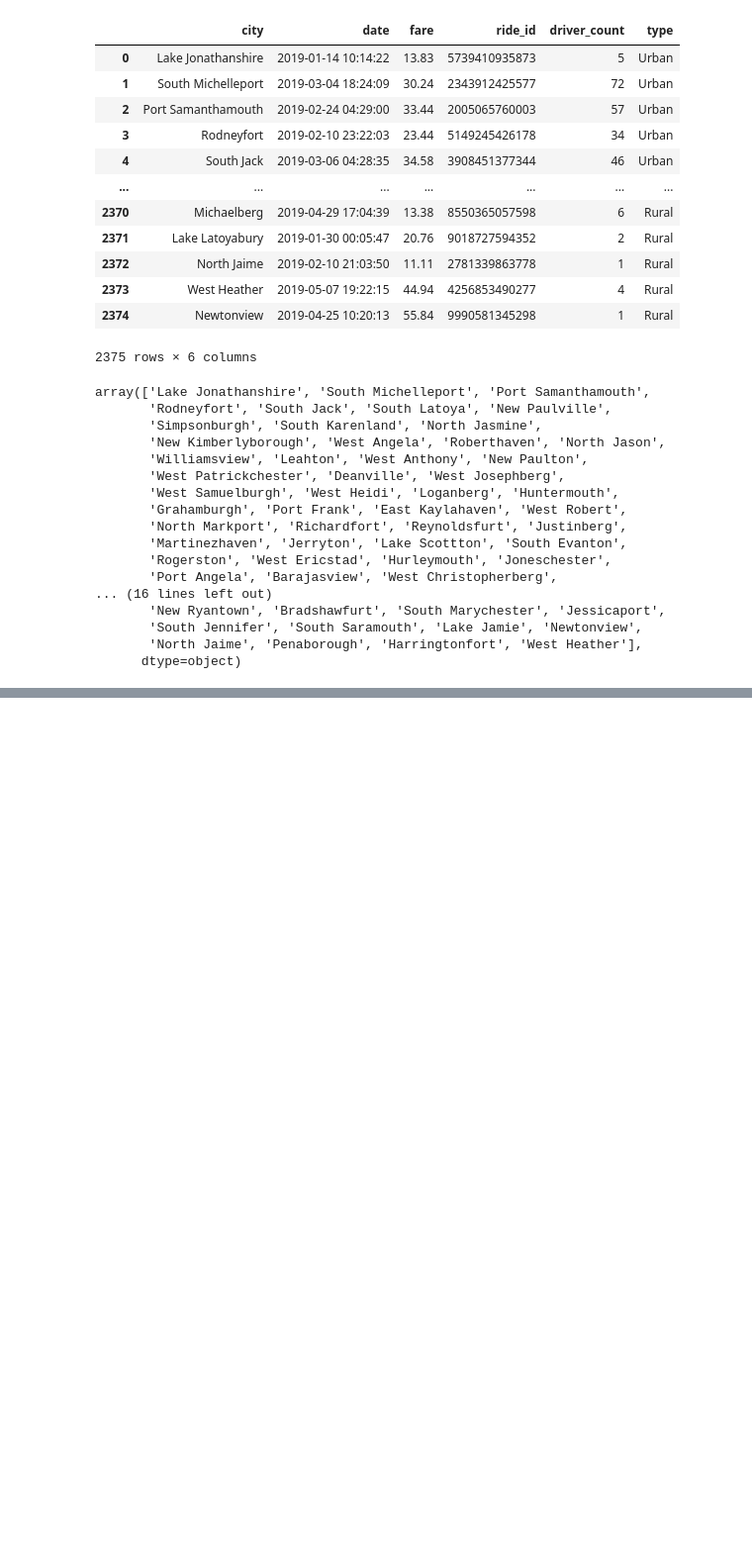
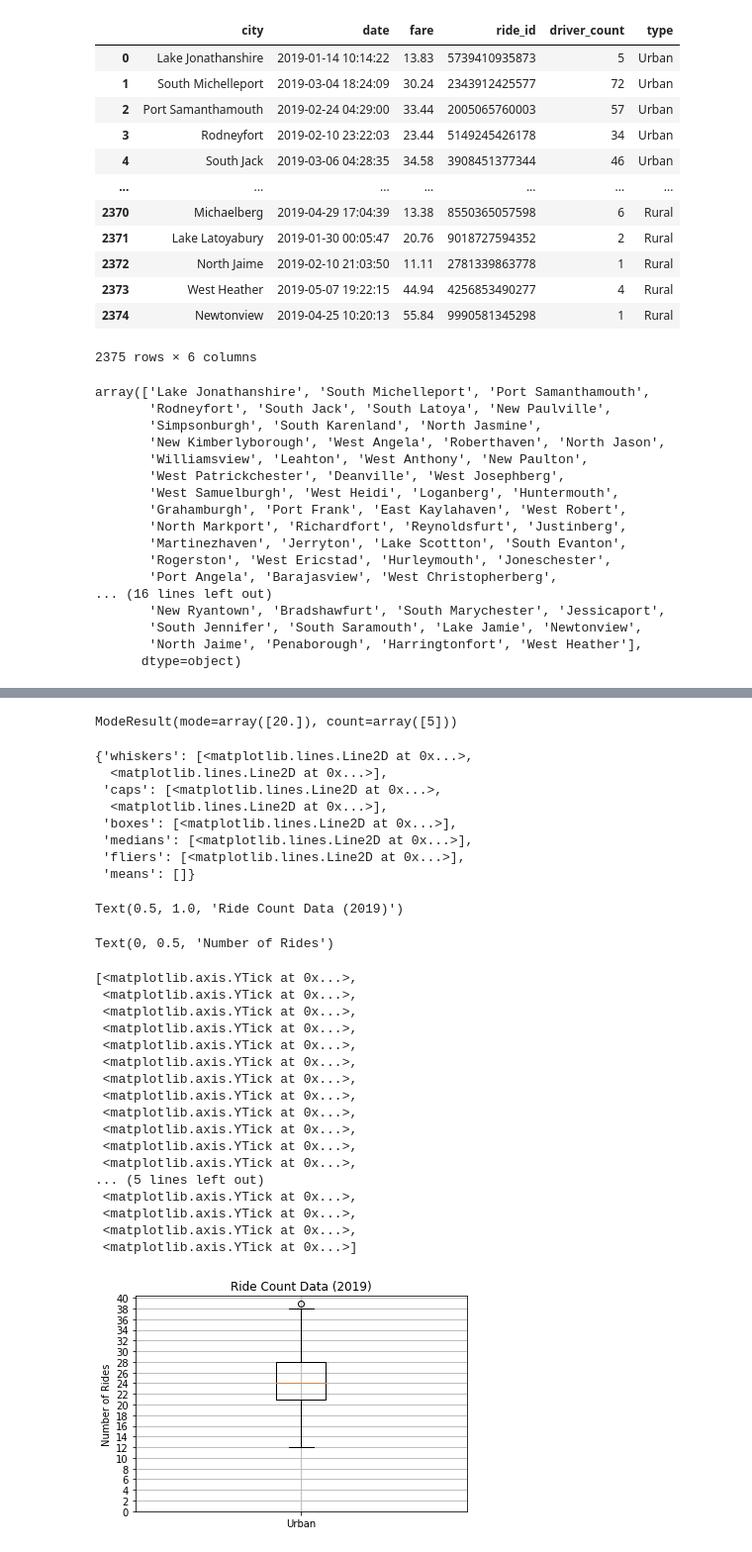
Before and after one commit to coocoojames/PyBer_Analysis, a Jupyter notebook: Plotting Data Frames.ipynb, the cells around one changed output, grey strips where cells are left out. Shown at 99% size. Saved outputs shown, nothing was run; the diff lists cells and outputs as text; code cells hidden in the pictures; blank space fills up the shorter version.

```diff
--- a/Plotting Data Frames.ipynb
+++ b/Plotting Data Frames.ipynb
@@ -69,8 +58,8 @@ sum(city_data_df["type"]=="Rural")
 36
 18
 # %%
-city_ride_df = pd.merge(ride_data_df,city_data_df, how='left', on=['city','city'])
-city_ride_df
+pyber_data_df = pd.merge(ride_data_df,city_data_df, how='left', on=['city','city'])
+pyber_data_df
 # %% [output]
 |  | city | date | fare | ride_id | driver_count | type |
 | 0 | Lake Jonathanshire | 2019-01-14 10:14:22 | 13.83 | 5739410935873 | 5 | Urban |
@@ -107,0 +275,43 @@ array(['Lake Jonathanshire', 'South Michelleport', 'Port Samanthamouth',
+# %%
+sts.mode(suburban_driver_count)
+# %% [output]
+ModeResult(mode=array([20.]), count=array([5]))
+# %%
+x_labels = ["Urban"]
+fig, ax = plt.subplots()
+ax.boxplot(urban_ride_count, labels=x_labels)
+# Add the title, y-axis label and grid.
+ax.set_title('Ride Count Data (2019)')
+ax.set_ylabel('Number of Rides')
+ax.set_yticks(np.arange(0, 41, step=2.0))
+ax.grid()
+plt.show()
+# %% [output]
+{'whiskers': [<matplotlib.lines.Line2D at 0x...>,
+  <matplotlib.lines.Line2D at 0x...>],
+ 'caps': [<matplotlib.lines.Line2D at 0x...>,
+  <matplotlib.lines.Line2D at 0x...>],
+ 'boxes': [<matplotlib.lines.Line2D at 0x...>],
+ 'medians': [<matplotlib.lines.Line2D at 0x...>],
+ 'fliers': [<matplotlib.lines.Line2D at 0x...>],
+ 'means': []}
+Text(0.5, 1.0, 'Ride Count Data (2019)')
+Text(0, 0.5, 'Number of Rides')
+[<matplotlib.axis.YTick at 0x...>,
+ <matplotlib.axis.YTick at 0x...>,
+ <matplotlib.axis.YTick at 0x...>,
+ <matplotlib.axis.YTick at 0x...>,
+ <matplotlib.axis.YTick at 0x...>,
+ <matplotlib.axis.YTick at 0x...>,
+ <matplotlib.axis.YTick at 0x...>,
+ <matplotlib.axis.YTick at 0x...>,
+ <matplotlib.axis.YTick at 0x...>,
+ <matplotlib.axis.YTick at 0x...>,
+ <matplotlib.axis.YTick at 0x...>,
+ <matplotlib.axis.YTick at 0x...>,
+... (5 lines left out)
+ <matplotlib.axis.YTick at 0x...>,
+ <matplotlib.axis.YTick at 0x...>,
+ <matplotlib.axis.YTick at 0x...>,
+ <matplotlib.axis.YTick at 0x...>]
+[figure, added]
```
Also changed, not shown: parts of 27 cells of this notebook, 1 other file.
